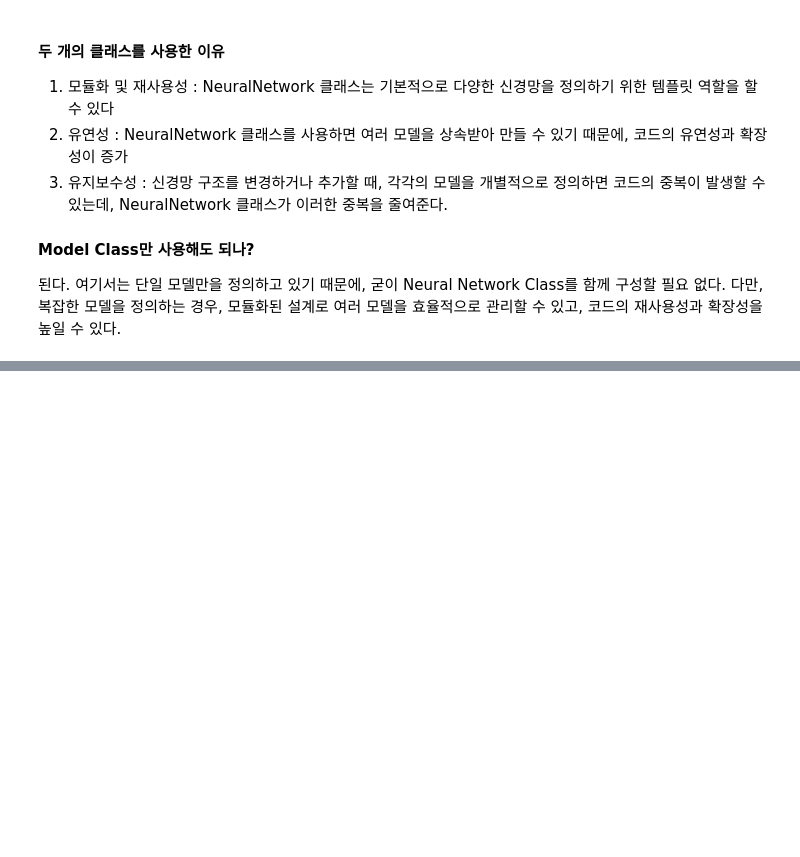
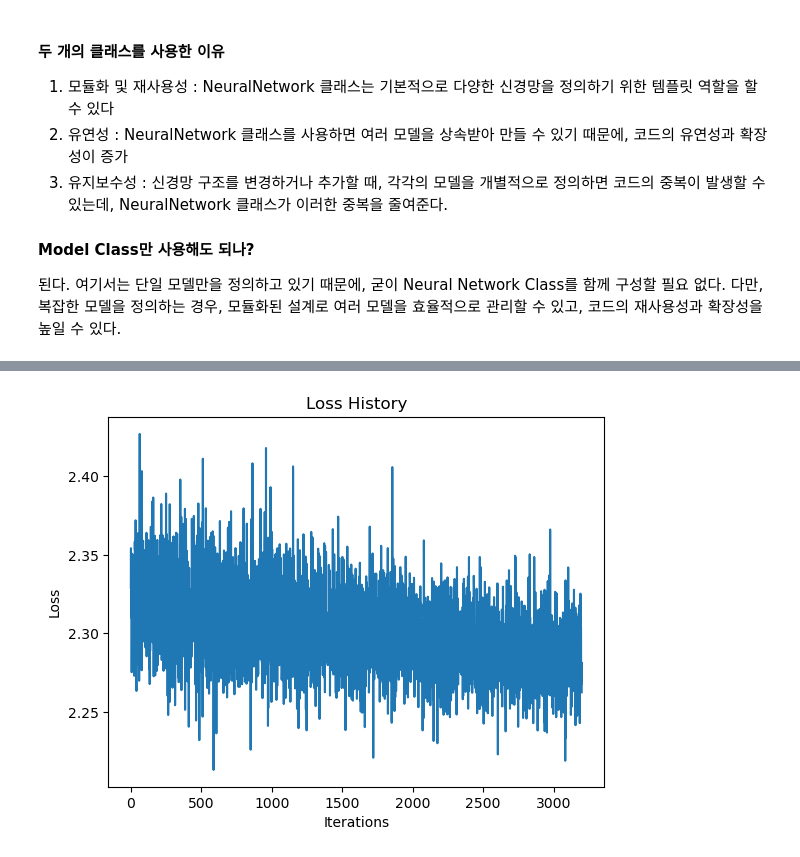
Before and after one commit to taekyounglee1224/Pytorch_DL, a Jupyter notebook: FCNN.ipynb, the cells around one changed output, grey strips where cells are left out. Cells and saved outputs as stored; diff of their text form; code cells hidden in the pictures; blank space fills up the shorter version.

Commit message:
FCNN : Train Loop updated

```diff
--- a/FCNN.ipynb
+++ b/FCNN.ipynb
@@ -229,0 +252,47 @@ Estimated Total Size (MB): 0.04
+# %%
+batch_size = 32
+train_loader = torch.utils.data.DataLoader(
+    torch.utils.data.TensorDataset(
+        torch.randn(1000, 1, 28, 28),  # 1000개의 더미 이미지
+        torch.randint(0, 10, (1000,))  # 1000개의 더미 레이블 (0~9)
+    ),
+    batch_size=batch_size,
+    shuffle=True
+)
+
+# 모델, 손실 함수, 옵티마이저 정의
+model = Model()
+loss_fn = nn.CrossEntropyLoss()
+optimizer = torch.optim.SGD(model.parameters(), lr=0.001)
+
+# 학습 루프
+loss_history = []
+epochs = 100
+
+for epoch in range(epochs):
+    tbar = tqdm(train_loader)
+    for batch, label in tbar:
+        batch = batch.view(batch.size(0), -1)  # 입력 데이터 변환 (batch_size, 784)
+
+        # Forward
+        pred = model(batch)
+        loss = loss_fn(pred, label)
+
+        # Backward
+        loss.backward()
+        optimizer.step()
+        optimizer.zero_grad()
+
+        # Progress 업데이트
+        tbar.set_description(f"Epoch {epoch+1}/{epochs} | Loss: {loss.item():.4f}")
+        loss_history.append(loss.item())
+
+# 손실 시각화
+plt.figure()
+plt.plot(loss_history)
+plt.title("Loss History")
+plt.xlabel("Iterations")
+plt.ylabel("Loss")
+plt.show()
+# %% [output]
+[figure, added]
```
Also changed, not shown: parts of 12 cells of this notebook, 8 other files.
